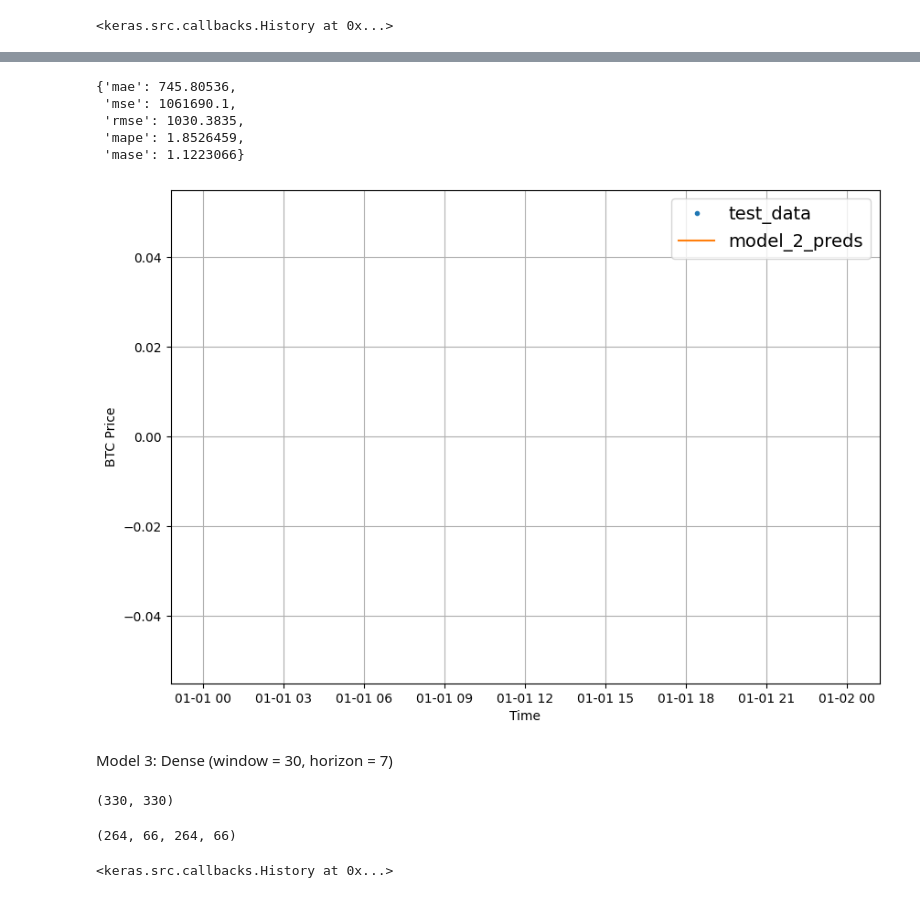
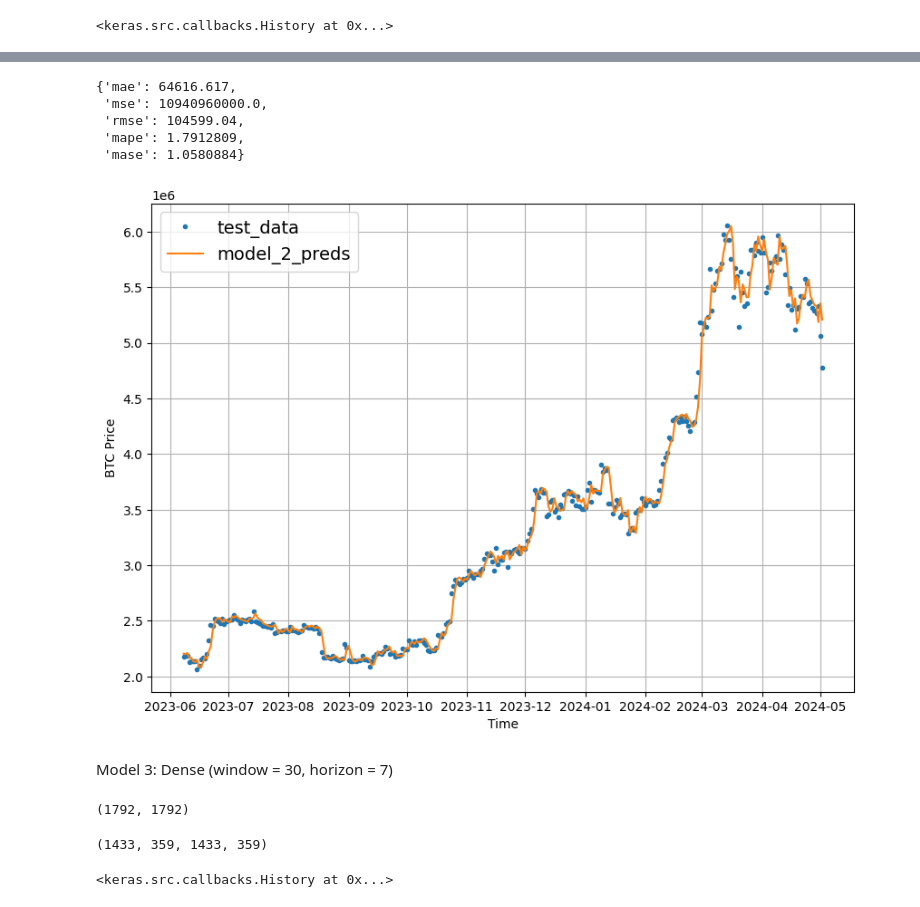
Before and after one commit to soumyasinghh/btc, a Jupyter notebook: bitcoin_prediction_project.ipynb, the cells around one changed output, grey strips where cells are left out. Saved outputs shown, nothing was run; the diff lists cells and outputs as text; code cells hidden in the pictures.

```diff
--- a/bitcoin_prediction_project.ipynb
+++ b/bitcoin_prediction_project.ipynb
@@ -21,0 +37,9 @@ df.head()
+# %%
+# Import pandas
+import pandas as pd
+import numpy as np
+# Read in the data and parse the dates
+df = pd.read_csv("/content/drive/MyDrive/BTC-INR-L.csv",
+                 parse_dates=["Date"],
+                 index_col=["Date"]) # parse the date coulmn and make column 1 as datetime
+df.head()
@@ -53,6 +95,6 @@ len(df)
 # %%
 # Only want closing price for each day
-bitcoin_prices = pd.DataFrame(df["Close"]).rename(columns={"Closing Price (USD)": "Price"})
+bitcoin_prices = pd.DataFrame(df["Close"]).rename(columns={"Closing Price (INR)": "Price"})
 bitcoin_prices.head()
 # %% [output]
 |  | Close |
@@ -537,7 +611,7 @@ Model 2: Dense (window = 15, horizon = 1)
 # %%
 HORIZON = 1 # predict one step at a time
-WINDOW_SIZE = 15 # use 15 timesteps in the past
-##data - fortnight
+WINDOW_SIZE = 30 # use 30 timesteps in the past
+##data - month
 # %%
 # Make windowed data with appropriate horizon and window sizes
 full_windows, full_labels = make_windows(prices, window_size=WINDOW_SIZE, horizon=HORIZON)
@@ -596,11 +670,11 @@ model_2_results = evaluate_preds(y_true=tf.squeeze(test_labels), # remove 1 dime
                                  y_pred=model_2_preds)
 model_2_results
 # %% [output]
-{'mae': 745.80536,
- 'mse': 1061690.1,
- 'rmse': 1030.3835,
- 'mape': 1.8526459,
- 'mase': 1.1223066}
+{'mae': 64616.617,
+ 'mse': 10940960000.0,
+ 'rmse': 104599.04,
+ 'mape': 1.7912809,
+ 'mase': 1.0580884}
 # %%
 def evaluate_preds(y_true, y_pred):
   # Make sure float32 (for metric calculations)
@@ -628,13 +702,13 @@ def evaluate_preds(y_true, y_pred):
           "mape": mape.numpy(),
           "mase": mase.numpy()}
 # %%
-offset = 300
+offset = 30
 plt.figure(figsize=(10, 7))
 # Account for the test_window offset
 plot_time_series(timesteps=X_test[-len(test_windows):], values=test_labels[:, 0], start=offset, label="test_data")
 plot_time_series(timesteps=X_test[-len(test_windows):], values=model_2_preds, start=offset, format="-", label="model_2_preds")
 # %% [output]
-[figure, old version]
+[figure, new version]
 # %% [markdown]
 Model 3: Dense (window = 30, horizon = 7)
 # %%
@@ -644,12 +718,12 @@ WINDOW_SIZE = 30
 full_windows, full_labels = make_windows(prices, window_size=WINDOW_SIZE, horizon=HORIZON)
 len(full_windows), len(full_labels)
 # %% [output]
-(330, 330)
+(1792, 1792)
 # %%
 train_windows, test_windows, train_labels, test_labels = make_train_test_splits(windows=full_windows, labels=full_labels, test_split=0.2)
 len(train_windows), len(test_windows), len(train_labels), len(test_labels)
 # %% [output]
-(264, 66, 264, 66)
+(1433, 359, 1433, 359)
 # %%
 tf.random.set_seed(42)
 
```
Also changed, not shown: parts of 112 cells of this notebook.
